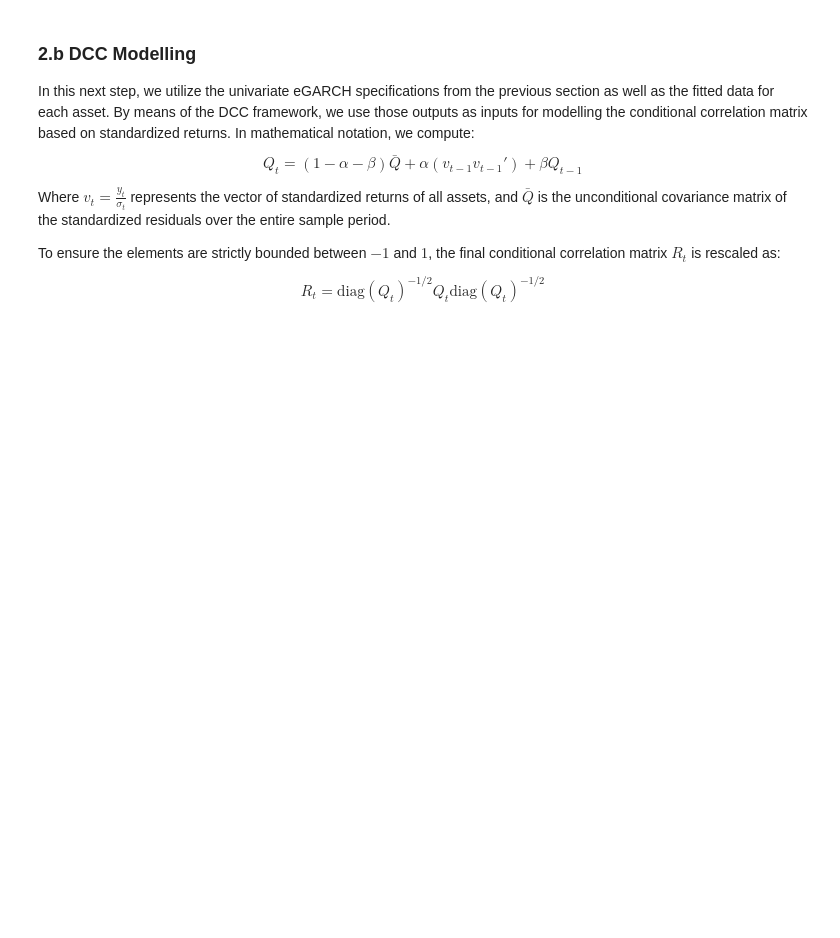
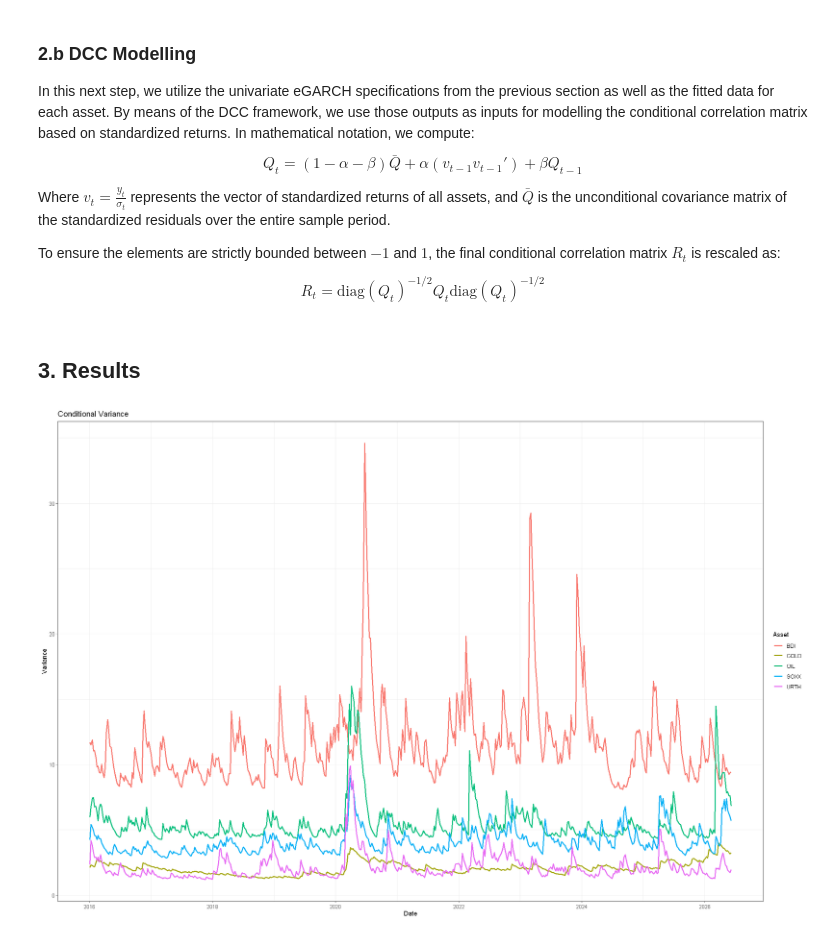
Before and after one commit to VAPopa7/dcc-modelling, a Jupyter notebook: main.ipynb, the cells around one changed output. Cells and saved outputs as stored; diff of their text form; code cells hidden in the pictures; blank space fills up the shorter version.

Commit message:
feat: added time series visualizations and heatmap for correlations

```diff
--- a/main.ipynb
+++ b/main.ipynb
@@ -118,3 +114,22 @@ my_dcc <- function(returns_scaled, mspec, fitlist){
 
 # Run function and save conditional correlation matrix
 corr_matrix <- my_dcc(returns_scaled, mspec, fitlist)
+# %% [markdown]
+## 3. Results
+# %%
+# Convert sigmas dataframe to "longer" dataframe
+sigmas$Date <- as.Date(rownames(sigmas))
+sigmas_long <- sigmas %>%
+    pivot_longer(
+        cols = -Date,
+        names_to = "Asset",
+        values_to = "Var_T"
+    )
+
+# Time series plot of conditional variances
+ggplot(sigmas_long, aes(x = Date, y = Var_T, color = Asset)) +
+    labs(title = "Conditional Variance", x = "Date", y = "Variance") +
+    geom_line(size = 1) +
+    theme_bw()
+# %% [output]
+[figure, added]
```
Also changed, not shown: parts of 6 cells of this notebook.
